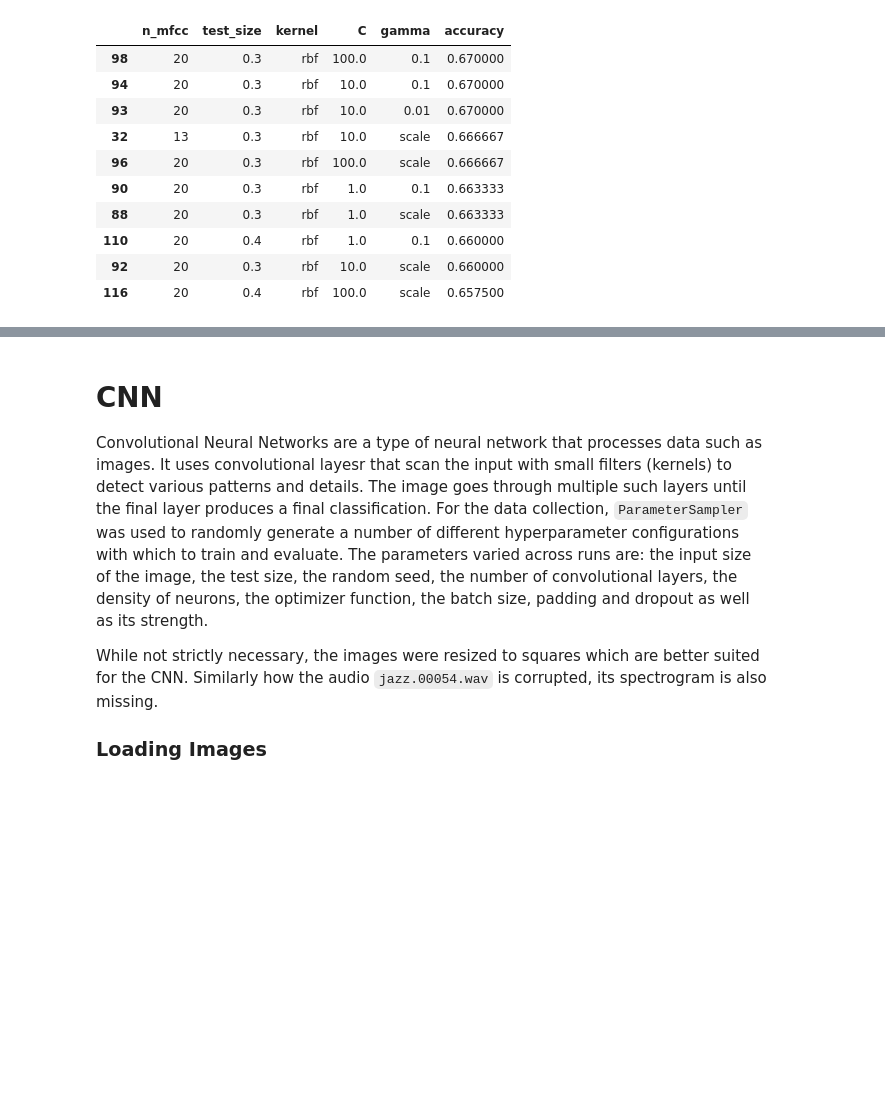
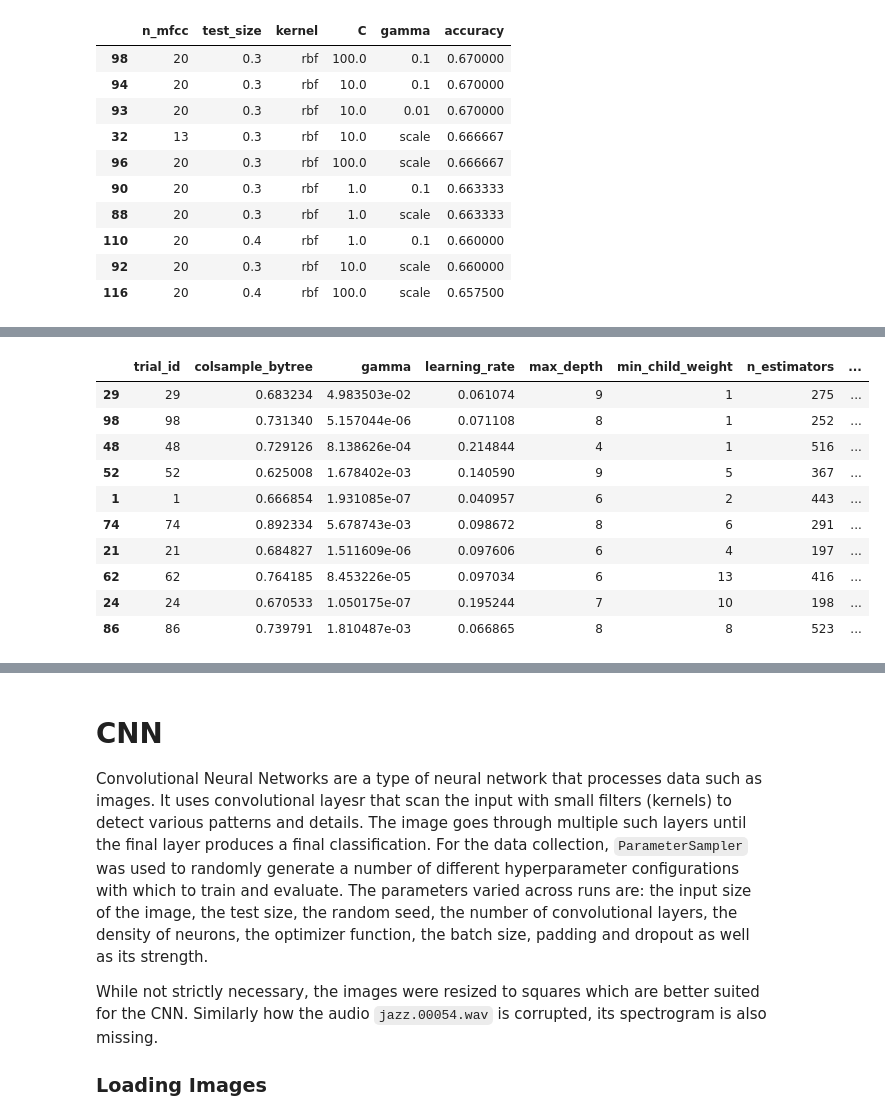
Before and after one commit to etiank/Jupyter-ML, a Jupyter notebook: main.ipynb, the cells around one changed output, grey strips where cells are left out. Drawn from its saved outputs; the diff is of its cells as text; code cells hidden in the pictures; blank space fills up the shorter version.

```diff
--- a/main.ipynb
+++ b/main.ipynb
@@ -692,0 +1043,18 @@ plt.show()
+# %%
+xgb_3 = pd.read_csv("xgboost-data-3.csv")
+# xgb_3 = xgb_3[xgb_3["test_size"]!= 0.2]
+xgb_3_sorted = xgb_3.sort_values(by="cv_accuracy_mean", ascending=False)
+
+xgb_3_sorted.head(10)
+# %% [output]
+|  | trial_id | colsample_bytree | gamma | learning_rate | max_depth | min_child_weight | n_estimators | ... |
+| 29 | 29 | 0.683234 | 4.983503e-02 | 0.061074 | 9 | 1 | 275 | ... |
+| 98 | 98 | 0.731340 | 5.157044e-06 | 0.071108 | 8 | 1 | 252 | ... |
+| 48 | 48 | 0.729126 | 8.138626e-04 | 0.214844 | 4 | 1 | 516 | ... |
+| 52 | 52 | 0.625008 | 1.678402e-03 | 0.140590 | 9 | 5 | 367 | ... |
+| 1 | 1 | 0.666854 | 1.931085e-07 | 0.040957 | 6 | 2 | 443 | ... |
+| 74 | 74 | 0.892334 | 5.678743e-03 | 0.098672 | 8 | 6 | 291 | ... |
+| 21 | 21 | 0.684827 | 1.511609e-06 | 0.097606 | 6 | 4 | 197 | ... |
+| 62 | 62 | 0.764185 | 8.453226e-05 | 0.097034 | 6 | 13 | 416 | ... |
+| 24 | 24 | 0.670533 | 1.050175e-07 | 0.195244 | 7 | 10 | 198 | ... |
+| 86 | 86 | 0.739791 | 1.810487e-03 | 0.066865 | 8 | 8 | 523 | ... |
```
Also changed, not shown: parts of 16 cells of this notebook, 18 other files.
